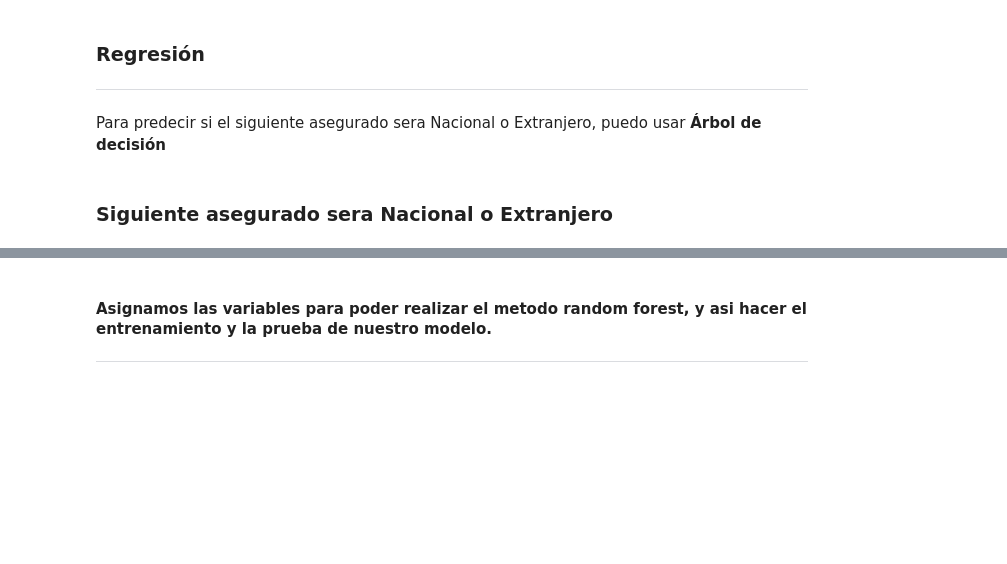
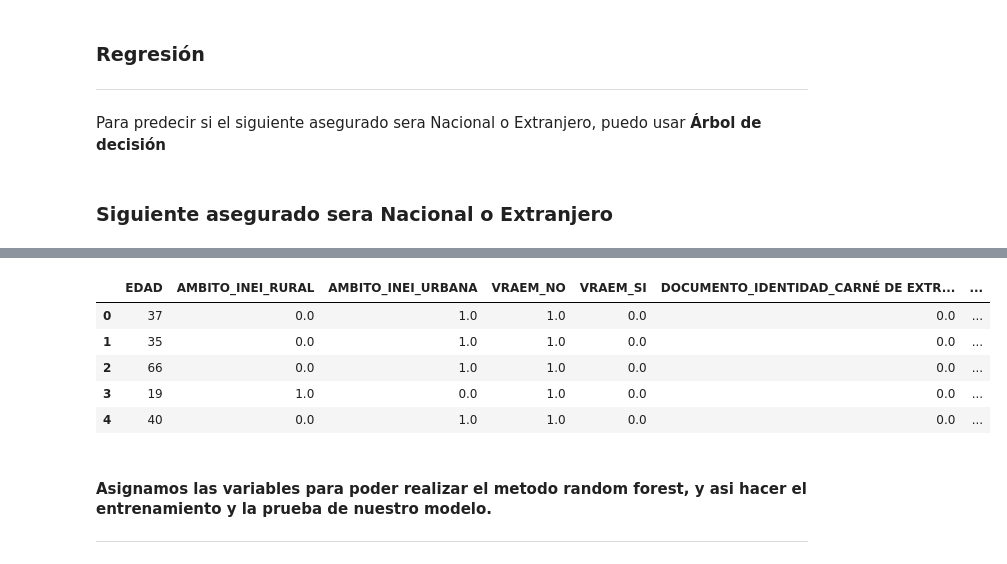
Before and after one commit to ERICK2500/Proyecto_CoderHouse, a Jupyter notebook: ERICK_RAMOS_ZAPATA_2°PREENTREGA.ipynb, the cells around one changed output, grey strips where cells are left out. Saved outputs shown, nothing was run; the diff lists cells and outputs as text; code cells hidden in the pictures; blank space fills up the shorter version.

```diff
--- a/ERICK_RAMOS_ZAPATA_2°PREENTREGA.ipynb
+++ b/ERICK_RAMOS_ZAPATA_2°PREENTREGA.ipynb
@@ -456,3 +419,12 @@ Name: NACIONAL_EXTRANJERO, dtype: int64
+# %%
+X_NEW.head()
+# %% [output]
+|  | EDAD | AMBITO_INEI_RURAL | AMBITO_INEI_URBANA | VRAEM_NO | VRAEM_SI | DOCUMENTO_IDENTIDAD_CARNÉ DE EXTR... | ... |
+| 0 | 37 | 0.0 | 1.0 | 1.0 | 0.0 | 0.0 | ... |
+| 1 | 35 | 0.0 | 1.0 | 1.0 | 0.0 | 0.0 | ... |
+| 2 | 66 | 0.0 | 1.0 | 1.0 | 0.0 | 0.0 | ... |
+| 3 | 19 | 1.0 | 0.0 | 1.0 | 0.0 | 0.0 | ... |
+| 4 | 40 | 0.0 | 1.0 | 1.0 | 0.0 | 0.0 | ... |
 # %% [markdown]
 #### Asignamos las variables para poder realizar el metodo random forest, y asi hacer el entrenamiento y la prueba de nuestro modelo.
 ---
```
Also changed, not shown: parts of 33 cells of this notebook.
